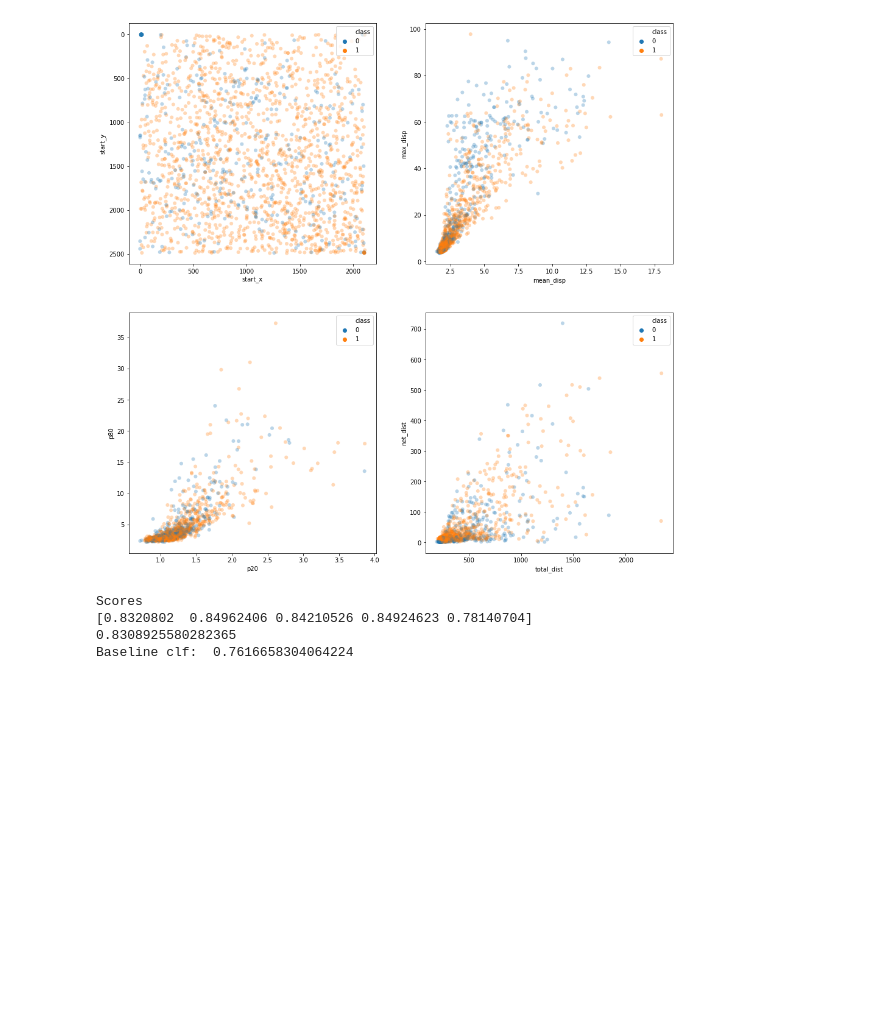
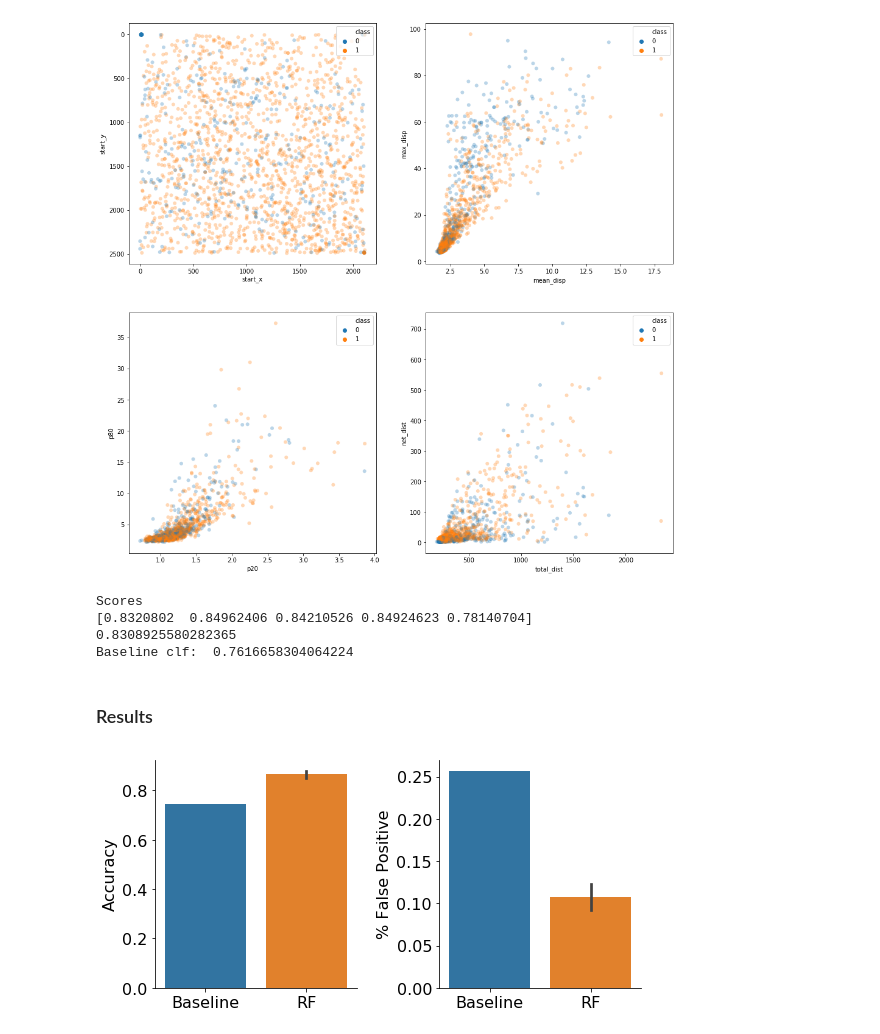
Before and after one commit to jacobkimmel/musc_tracker, a Jupyter notebook: track_classification.ipynb, the cells around one changed output. Saved outputs shown, nothing was run; the diff lists cells and outputs as text; code cells hidden in the pictures; blank space fills up the shorter version.

```diff
--- a/track_classification.ipynb
+++ b/track_classification.ipynb
@@ -156,3 +158,31 @@ Scores
 [0.8320802  0.84962406 0.84210526 0.84924623 0.78140704]
 0.8308925580282365
 Baseline clf:  0.7616658304064224
+# %% [markdown]
+### Results
+# %%
+out_path = '/media/jkimmel/Dove/20180216_aging_lrc_tl/track_qc_models/trained'
+
+df = pd.read_csv(os.path.join(out_path, 'rf_cv_performance.csv'), index_col=0)
+
+bl = pd.DataFrame({'Fold':1, 'Accuracy':df.iloc[0,:]['Baseline_accuracy'], 'False_positive': df.iloc[0,:]['Baseline_false_positive'], 'Model': 'Baseline'}, index=[5])
+df = df.iloc[:,:3]
+df['Model'] = 'RF'
+
+df = pd.concat([df, bl], axis=0)
+df.loc[:, 'Model'] = pd.Categorical(df['Model'], categories=['Baseline', 'RF'])
+# %%
+import matplotlib
+matplotlib.rcParams.update({'font.size':16})
+# %%
+fig, ax = plt.subplots(1, 2, figsize=(8, 4))
+sns.barplot(data=df, x='Model', y='Accuracy', ax=ax[0])
+ax[0].set_xlabel('')
+sns.barplot(data=df, x='Model', y='False_positive', ax=ax[1])
+ax[1].set_ylabel('% False Positive')
+ax[1].set_xlabel('')
+sns.despine()
+plt.tight_layout()
+plt.savefig('images/rf_qc_model_perf.png', dpi=300)
+# %% [output]
+[figure, added]
```
Also changed, not shown: parts of 2 cells of this notebook, 2 other files.
